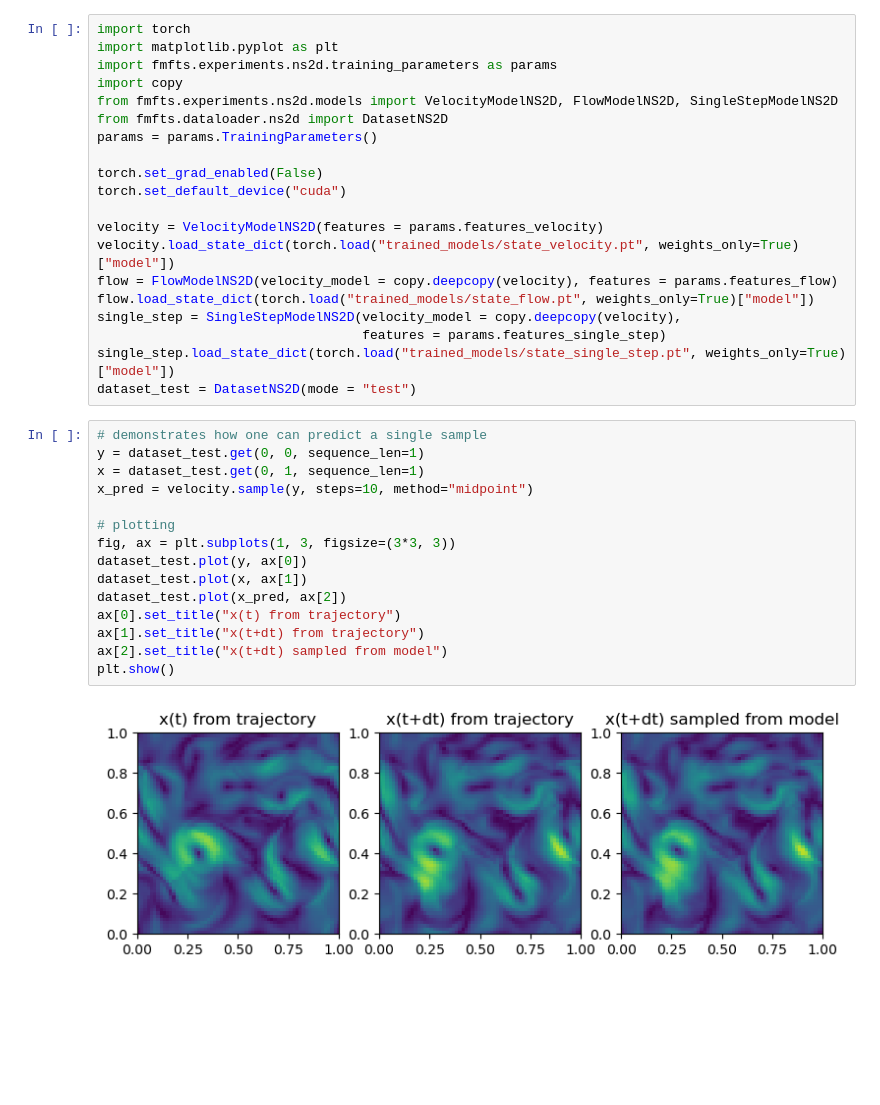
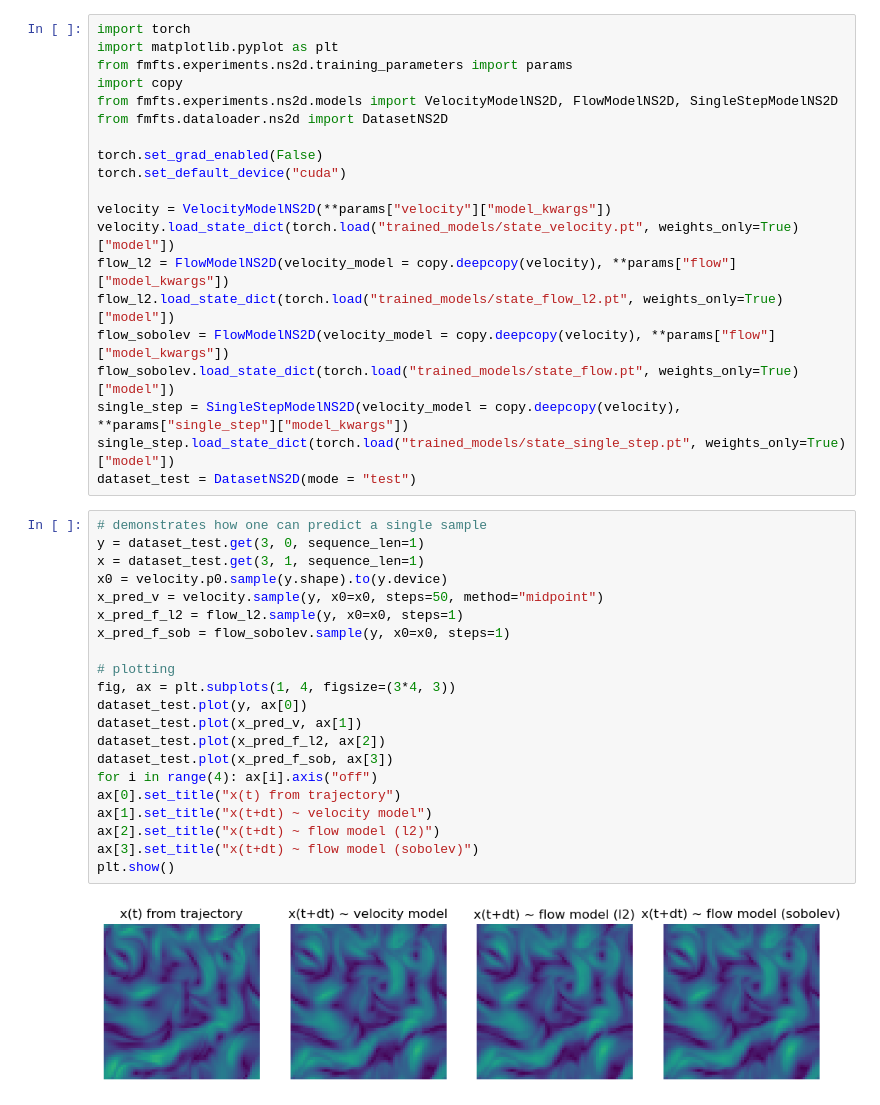
Before and after one commit to graps1/flow-matching-for-time-series, a Jupyter notebook: src/fmfts/experiments/ns2d/visualization.ipynb, the cells around one changed output. Drawn from its saved outputs; the diff is of its cells as text; blank space fills up the shorter version.

```diff
--- a/src/fmfts/experiments/ns2d/visualization.ipynb
+++ b/src/fmfts/experiments/ns2d/visualization.ipynb
@@ -1,37 +1,43 @@
 # %%
 import torch
 import matplotlib.pyplot as plt
-import fmfts.experiments.ns2d.training_parameters as params
+from fmfts.experiments.ns2d.training_parameters import params
 import copy
 from fmfts.experiments.ns2d.models import VelocityModelNS2D, FlowModelNS2D, SingleStepModelNS2D
 from fmfts.dataloader.ns2d import DatasetNS2D
-params = params.TrainingParameters()
 
 torch.set_grad_enabled(False)
 torch.set_default_device("cuda")
 
-velocity = VelocityModelNS2D(features = params.features_velocity)
+velocity = VelocityModelNS2D(**params["velocity"]["model_kwargs"])
 velocity.load_state_dict(torch.load("trained_models/state_velocity.pt", weights_only=True)["model"])
-flow = FlowModelNS2D(velocity_model = copy.deepcopy(velocity), features = params.features_flow)
-flow.load_state_dict(torch.load("trained_models/state_flow.pt", weights_only=True)["model"])
-single_step = SingleStepModelNS2D(velocity_model = copy.deepcopy(velocity),
-                                  features = params.features_single_step)
+flow_l2 = FlowModelNS2D(velocity_model = copy.deepcopy(velocity), **params["flow"]["model_kwargs"])
+flow_l2.load_state_dict(torch.load("trained_models/state_flow_l2.pt", weights_only=True)["model"])
+flow_sobolev = FlowModelNS2D(velocity_model = copy.deepcopy(velocity), **params["flow"]["model_kwargs"])
+flow_sobolev.load_state_dict(torch.load("trained_models/state_flow.pt", weights_only=True)["model"])
+single_step = SingleStepModelNS2D(velocity_model = copy.deepcopy(velocity), **params["single_step"]["model_kwargs"])
 single_step.load_state_dict(torch.load("trained_models/state_single_step.pt", weights_only=True)["model"])
 dataset_test = DatasetNS2D(mode = "test")
 # %%
 # demonstrates how one can predict a single sample
-y = dataset_test.get(0, 0, sequence_len=1)
-x = dataset_test.get(0, 1, sequence_len=1)
-x_pred = velocity.sample(y, steps=10, method="midpoint")
+y = dataset_test.get(3, 0, sequence_len=1)
+x = dataset_test.get(3, 1, sequence_len=1)
+x0 = velocity.p0.sample(y.shape).to(y.device)
+x_pred_v = velocity.sample(y, x0=x0, steps=50, method="midpoint")
+x_pred_f_l2 = flow_l2.sample(y, x0=x0, steps=1)
+x_pred_f_sob = flow_sobolev.sample(y, x0=x0, steps=1)
 
 # plotting
-fig, ax = plt.subplots(1, 3, figsize=(3*3, 3))
+fig, ax = plt.subplots(1, 4, figsize=(3*4, 3))
 dataset_test.plot(y, ax[0])
-dataset_test.plot(x, ax[1])
-dataset_test.plot(x_pred, ax[2])
+dataset_test.plot(x_pred_v, ax[1])
+dataset_test.plot(x_pred_f_l2, ax[2])
+dataset_test.plot(x_pred_f_sob, ax[3])
+for i in range(4): ax[i].axis("off")
 ax[0].set_title("x(t) from trajectory")
-ax[1].set_title("x(t+dt) from trajectory")
-ax[2].set_title("x(t+dt) sampled from model")
+ax[1].set_title("x(t+dt) ~ velocity model")
+ax[2].set_title("x(t+dt) ~ flow model (l2)")
+ax[3].set_title("x(t+dt) ~ flow model (sobolev)")
 plt.show()
 # %% [output]
-[figure, old version]
+[figure, new version]
```
Also changed, not shown: parts of 3 cells of this notebook, 17 other files.
